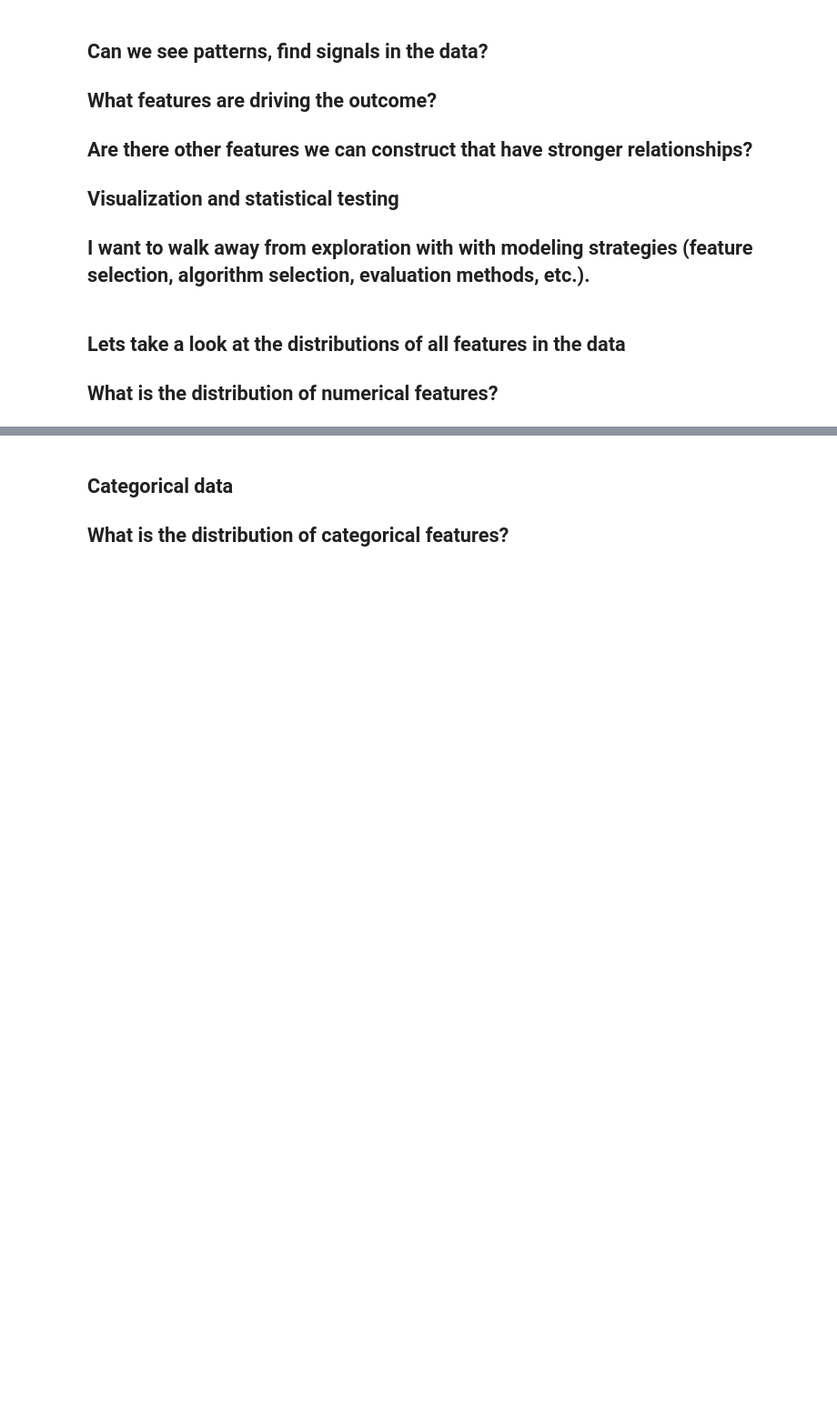
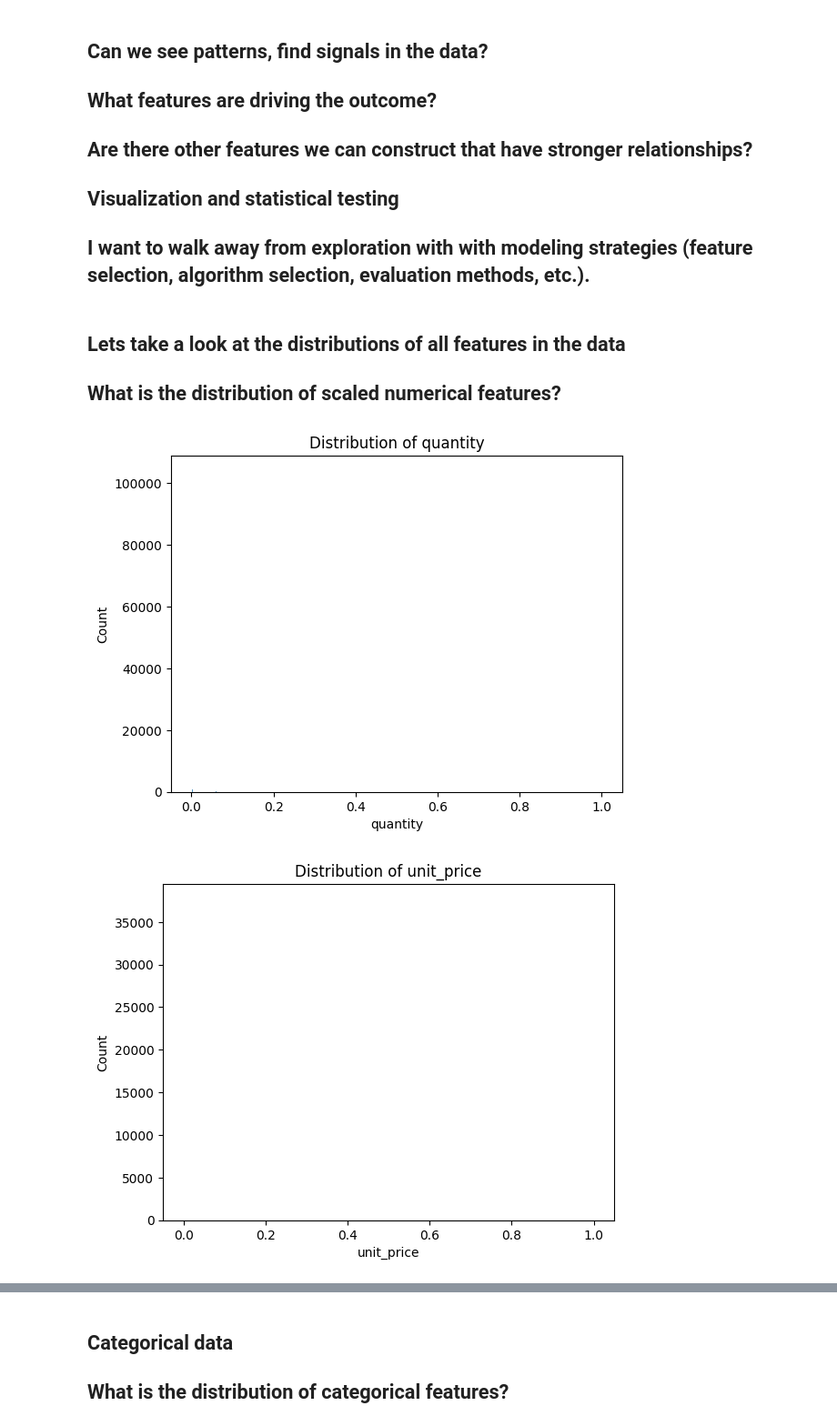
Before and after one commit to Marc-Aradillas/customer-segmentation-project, a Jupyter notebook: exp_working_nb.ipynb, the cells around one changed output, grey strips where cells are left out. Shown: that part at 91% size. Drawn from its saved outputs; the diff is of its cells as text; code cells hidden in the pictures; blank space fills up the shorter version.

```diff
--- a/exp_working_nb.ipynb
+++ b/exp_working_nb.ipynb
@@ -25,0 +54,3 @@ train.head()
+# %%
+train_scaled, val_scaled, test_scaled = w.wrangle_data()
+train_scaled.shape, val_scaled.shape, test_scaled.shape
@@ -48,17 +151,19 @@ train.total_price.head()
 # %% [markdown]
 ## Lets take a look at the distributions of all features in the data
 
-## What is the distribution of numerical features?
+## What is the distribution of scaled numerical features?
 # %%
 import matplotlib.pyplot as plt
 import seaborn as sns
 
-numeric_cols = train.columns[(train.dtypes == 'float64') | (train.dtypes == 'int64')]
+numeric_cols = train_scaled.columns[(train_scaled.dtypes == 'float64') | (train_scaled.dtypes == 'int64')]
 
 # Created histograms for numeric columns
 for col in numeric_cols:
     plt.figure()
     plt.title(f'Distribution of {col}')
-    plt.xlim(0, 5000)
-    sns.histplot(data=df, x=col, bins=100)
+    sns.histplot(data=train_scaled, x=col)
     plt.show()
+# %% [output]
+[figure, added]
+[figure, added]
```
Also changed, not shown: parts of 17 cells of this notebook, 2 other files.
